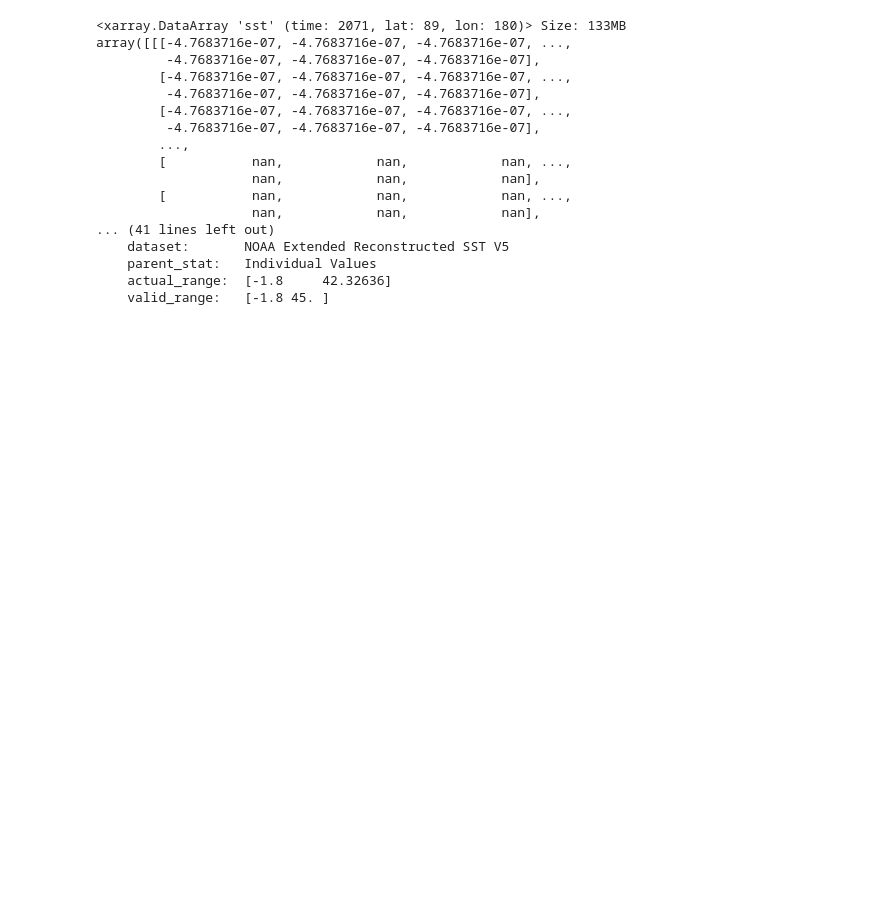
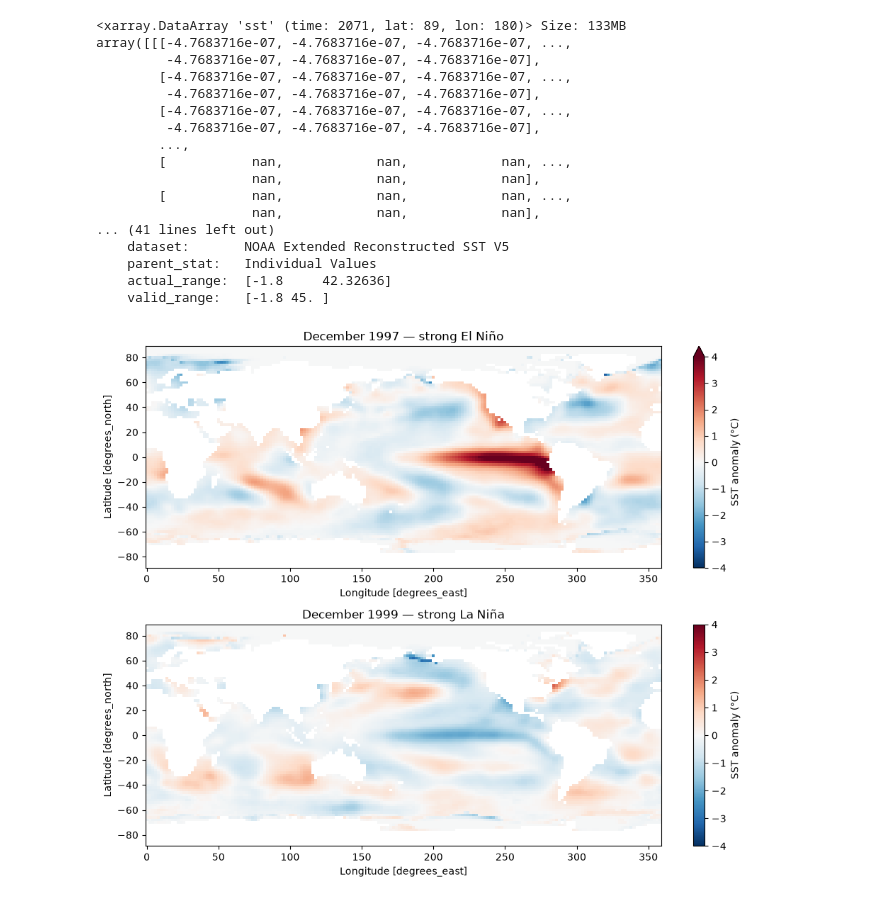
Before and after one commit to aleedacharly/enso_sst_classifier, a Jupyter notebook: enso_classifier.ipynb, the cells around one changed output. Drawn from its saved outputs; the diff is of its cells as text; code cells hidden in the pictures; blank space fills up the shorter version.

Commit message:
data handling- downloaded data, structure checked, mean was extracted and then subtracted to get the anomaly and ENSO signal confirmed visually.

```diff
--- a/enso_classifier.ipynb
+++ b/enso_classifier.ipynb
@@ -71,3 +73,22 @@ array([[[-4.7683716e-07, -4.7683716e-07, -4.7683716e-07, ...,
     parent_stat:   Individual Values
     actual_range:  [-1.8     42.32636]
     valid_range:   [-1.8 45. ]
+# %%
+import matplotlib.pyplot as plt
+
+fig, axes = plt.subplots(2, 1, figsize=(10, 8))
+
+anom.sel(time="1997-12-01", method="nearest").plot(
+    ax=axes[0], vmin=-4, vmax=4, cmap="RdBu_r", cbar_kwargs={"label": "SST anomaly (°C)"}
+)
+axes[0].set_title("December 1997 — strong El Niño")
+
+anom.sel(time="1999-12-01", method="nearest").plot(
+    ax=axes[1], vmin=-4, vmax=4, cmap="RdBu_r", cbar_kwargs={"label": "SST anomaly (°C)"}
+)
+axes[1].set_title("December 1999 — strong La Niña")
+
+plt.tight_layout()
+plt.show()
+# %% [output]
+[figure, added]
```
Also changed, not shown: parts of 1 cell of this notebook.
